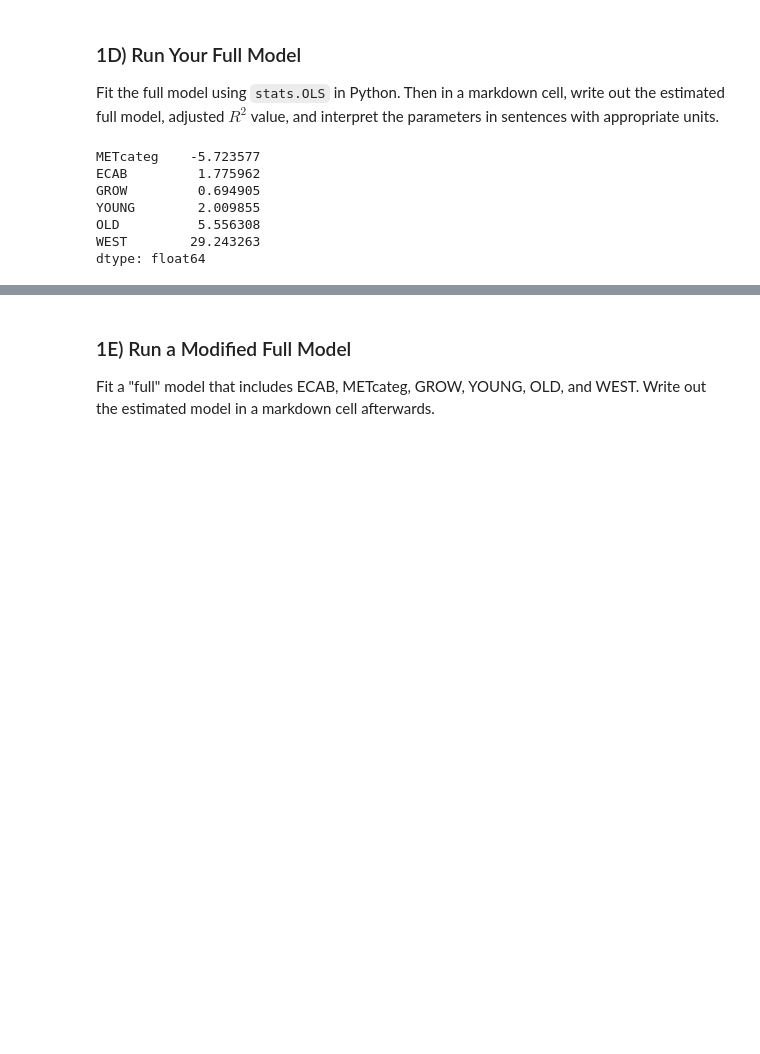
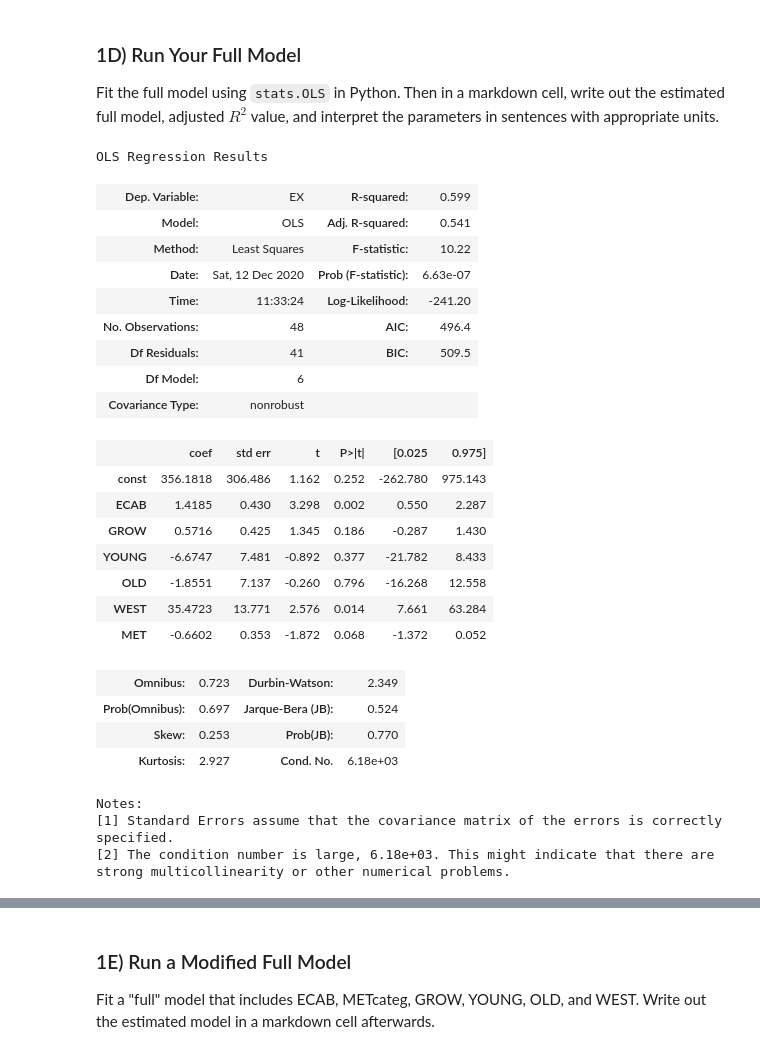
Before and after one commit to willemhscott/CSCI-3022, a Jupyter notebook: notebooks/Practicum2_Fall20.ipynb, the cells around one changed output, grey strips where cells are left out. Saved outputs shown, nothing was run; the diff lists cells and outputs as text; code cells hidden in the pictures; blank space fills up the shorter version.

```diff
--- a/notebooks/Practicum2_Fall20.ipynb
+++ b/notebooks/Practicum2_Fall20.ipynb
@@ -115,15 +124,41 @@ ECAB seems to correlate with GROW, and potentially inversely correlate with YOUN
 # %% [markdown]
 ### 1D) Run Your Full Model
 Fit the full model using `stats.OLS` in Python.  Then in a markdown cell, write out the estimated full model, adjusted $R^2$ value, and interpret the parameters in sentences with appropriate units.
-# %%
-model = sm.OLS(df['EX'], df[["METcateg", "ECAB", "GROW", "YOUNG", "OLD", "WEST"]]).fit()
-print(model.params)
-# %% [output]
-METcateg    -5.723577
-ECAB         1.775962
-GROW         0.694905
-YOUNG        2.009855
-OLD          5.556308
-WEST        29.243263
-dtype: float64
+# %%
+X = df[['ECAB', 'GROW', 'YOUNG', 'OLD', 'WEST','MET']]
+
+# Add constant to X
+X = sm.add_constant(X)
+
+y = df['EX']
+# Fit OLS model
+modeld = sm.OLS(y, X).fit()
+modeld.summary()
+# %% [output]
+OLS Regression Results
+| Dep. Variable: | EX | R-squared: | 0.599 |
+| Model: | OLS | Adj. R-squared: | 0.541 |
+| Method: | Least Squares | F-statistic: | 10.22 |
+| Date: | Sat, 12 Dec 2020 | Prob (F-statistic): | 6.63e-07 |
+| Time: | 11:33:24 | Log-Likelihood: | -241.20 |
+| No. Observations: | 48 | AIC: | 496.4 |
+| Df Residuals: | 41 | BIC: | 509.5 |
+| Df Model: | 6 |  |  |
+| Covariance Type: | nonrobust |  |  |
+|  | coef | std err | t | P>|t| | [0.025 | 0.975] |
+| const | 356.1818 | 306.486 | 1.162 | 0.252 | -262.780 | 975.143 |
+| ECAB | 1.4185 | 0.430 | 3.298 | 0.002 | 0.550 | 2.287 |
+| GROW | 0.5716 | 0.425 | 1.345 | 0.186 | -0.287 | 1.430 |
+| YOUNG | -6.6747 | 7.481 | -0.892 | 0.377 | -21.782 | 8.433 |
+| OLD | -1.8551 | 7.137 | -0.260 | 0.796 | -16.268 | 12.558 |
+| WEST | 35.4723 | 13.771 | 2.576 | 0.014 | 7.661 | 63.284 |
+| MET | -0.6602 | 0.353 | -1.872 | 0.068 | -1.372 | 0.052 |
+| Omnibus: | 0.723 | Durbin-Watson: | 2.349 |
+| Prob(Omnibus): | 0.697 | Jarque-Bera (JB): | 0.524 |
+| Skew: | 0.253 | Prob(JB): | 0.770 |
+| Kurtosis: | 2.927 | Cond. No. | 6.18e+03 |
+Notes:
+[1] Standard Errors assume that the covariance matrix of the errors is correctly specified.
+[2] The condition number is large, 6.18e+03. This might indicate that there are
+strong multicollinearity or other numerical problems.
 # %% [markdown]
```
Also changed, not shown: parts of 25 cells of this notebook, 1 other file.
